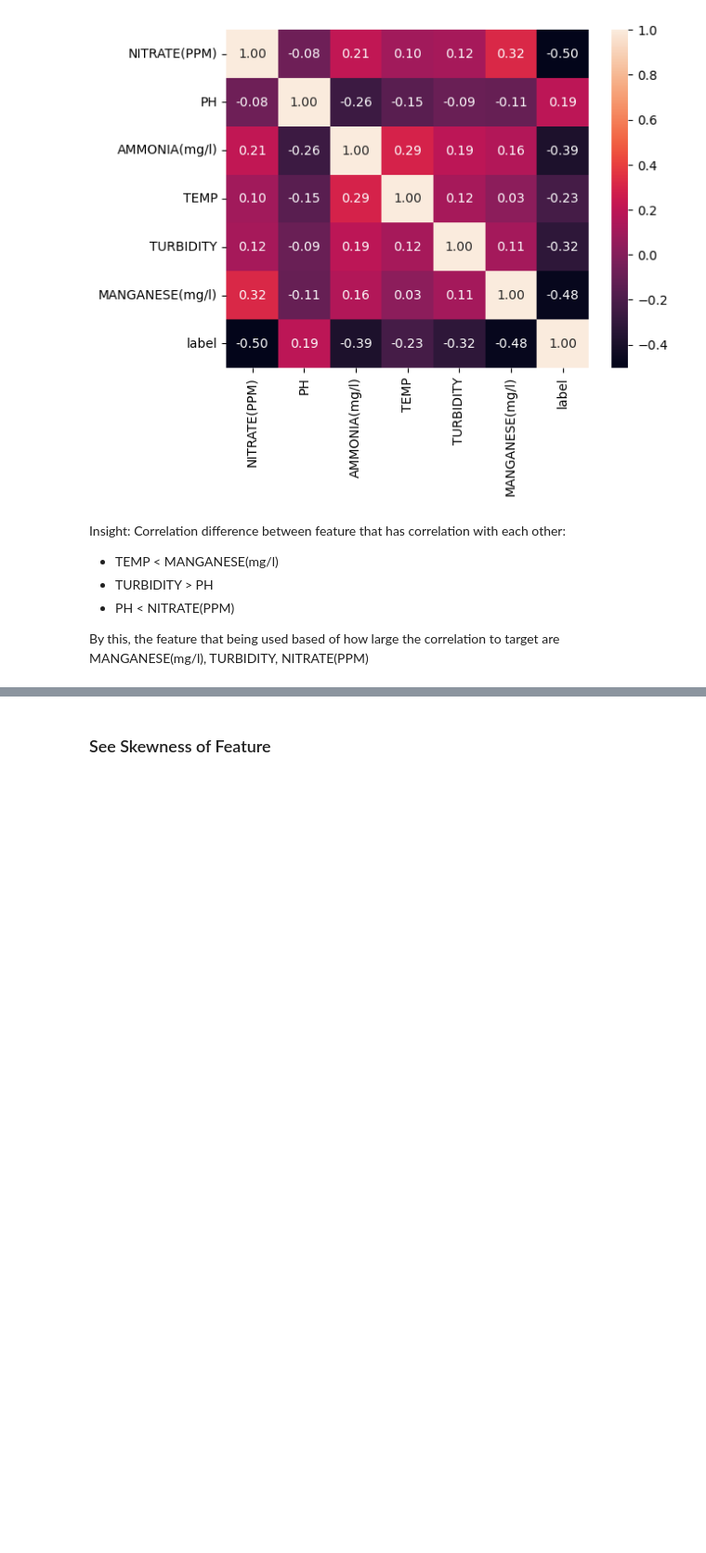
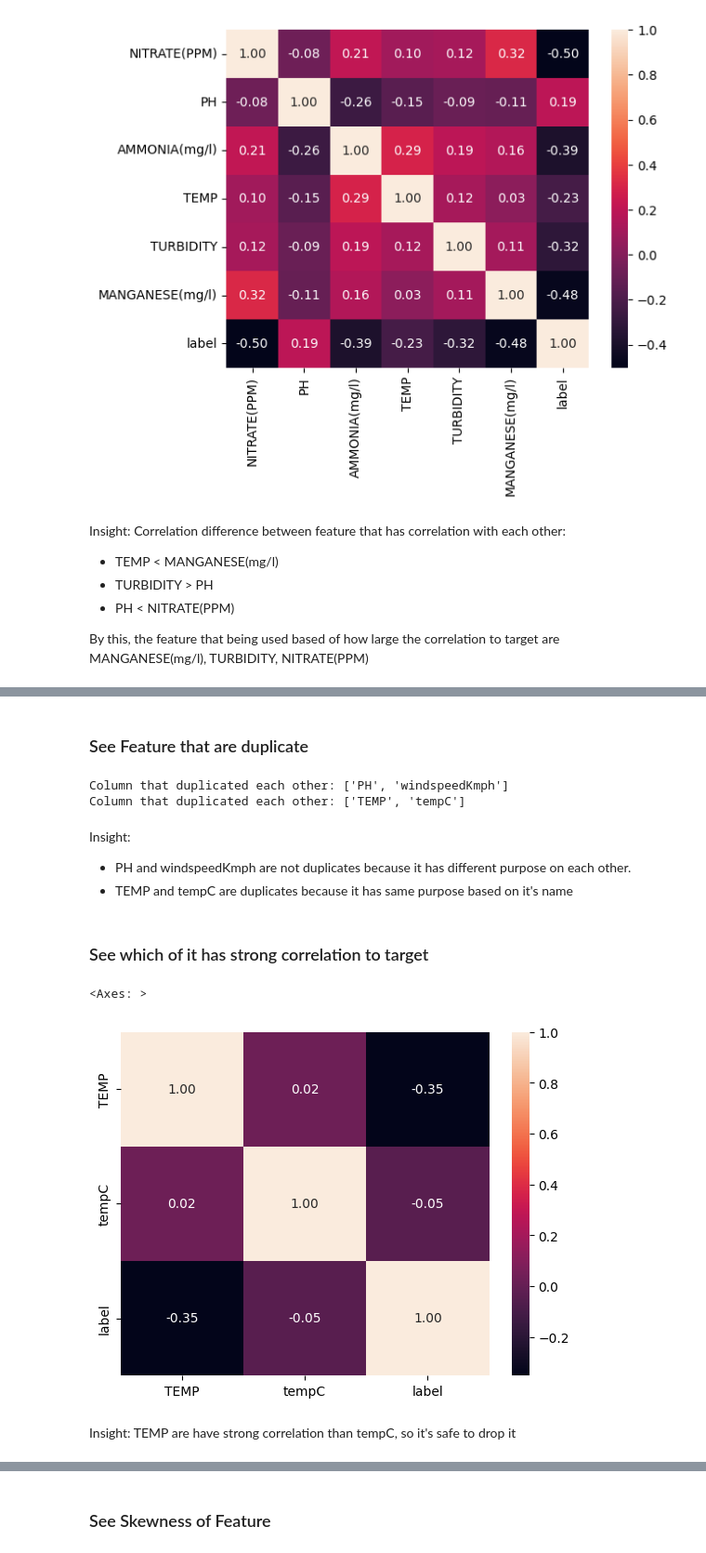
Before and after one commit to AL1Skey/Fish-Life-Prediction, a Jupyter notebook: flp.ipynb, the cells around one changed output, grey strips where cells are left out. Shown at 93% size. Saved outputs shown, nothing was run; the diff lists cells and outputs as text; code cells hidden in the pictures; blank space fills up the shorter version.

```diff
--- a/flp.ipynb
+++ b/flp.ipynb
@@ -359,0 +380,27 @@ feature = ['MANGANESE(mg/l)', 'TURBIDITY', 'NITRATE(PPM)']
+# %% [markdown]
+### See Feature that are duplicate
+# %%
+for i in feature:
+    count = 0
+    stored_duplicate=[]
+    for j in feature:
+        if i.lower() in j.lower():
+            stored_duplicate.append(j)
+    if len(stored_duplicate)>1:
+        print(f"Column that duplicated each other: {stored_duplicate}")
+# %% [output]
+Column that duplicated each other: ['PH', 'windspeedKmph']
+Column that duplicated each other: ['TEMP', 'tempC']
+# %% [markdown]
+Insight:
+- PH and windspeedKmph are not duplicates because it has different purpose on each other.
+- TEMP and tempC are duplicates because it has same purpose based on it's name
+# %% [markdown]
+### See which of it has strong correlation to target
+# %%
+sns.heatmap(database[['TEMP','tempC']+['label']].corr(),annot=True,fmt='.2f')
+# %% [output]
+<Axes: >
+[figure, added]
+# %% [markdown]
+Insight: TEMP are have strong correlation than tempC, so it's safe to drop it
```
Also changed, not shown: parts of 28 cells of this notebook, 4 other files.
